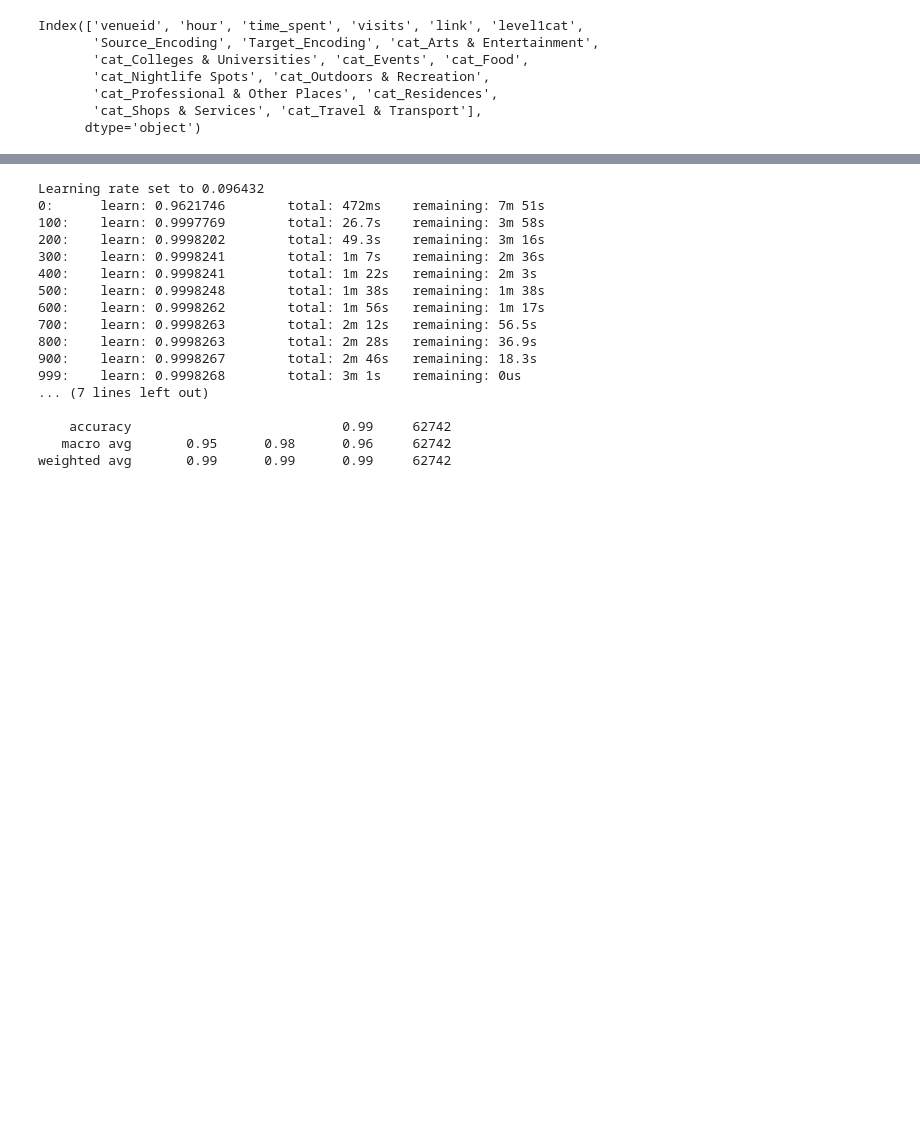
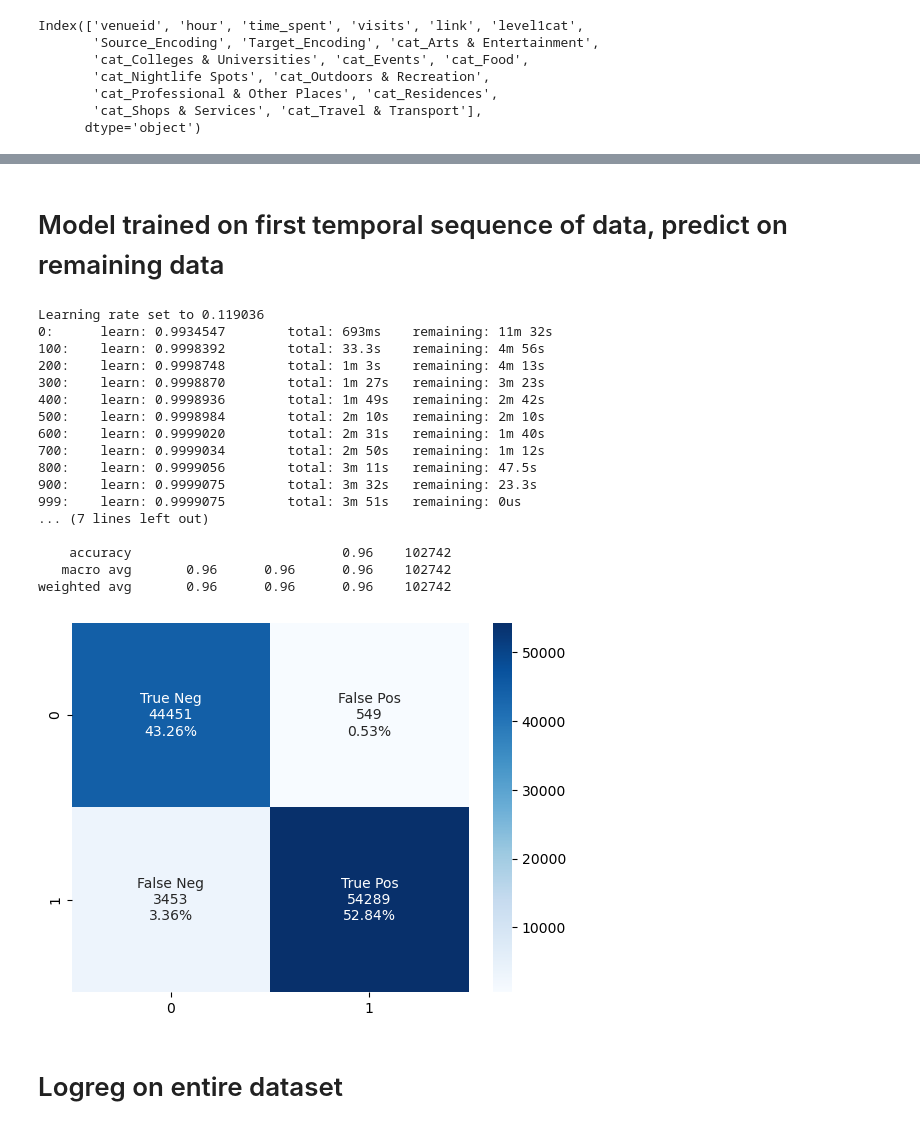
Before and after one commit to Djadih/Complex-Networks-Colocations, a Jupyter notebook: regression.ipynb, the cells around one changed output, grey strips where cells are left out. Drawn from its saved outputs; the diff is of its cells as text; code cells hidden in the pictures; blank space fills up the shorter version.

```diff
--- a/regression.ipynb
+++ b/regression.ipynb
@@ -218,3 +280,5 @@ results(model_cat,X_train, X_valid, y_train, y_valid)
+# %% [markdown]
+# Model trained on first temporal sequence of data, predict on remaining data
 # %%
 X = encoded_df.drop(['venueid','link','level1cat'],axis=1)
 X_train_pos = encoded_df_pos[:int(0.75*len(encoded_df_pos))]
@@ -233,25 +297,29 @@ X_train_total = X_train_total.drop(['venueid','link','level1cat'],axis=1)
 X_valid_total = X_valid_total.drop(['venueid','link','level1cat'],axis=1)
 # %%
 model_cat.fit(X_train_total,y_train_total)
-results(model_cat,X_train_total, X_valid_total, y_train_total, y_valid_total)
+cf_matrix = results(model_cat,X_train_total, X_valid_total, y_train_total, y_valid_total)
+plot_confusion(cf_matrix)
 # %% [output]
-Learning rate set to 0.096432
-0:      learn: 0.9621746        total: 472ms    remaining: 7m 51s
-100:    learn: 0.9997769        total: 26.7s    remaining: 3m 58s
-200:    learn: 0.9998202        total: 49.3s    remaining: 3m 16s
-300:    learn: 0.9998241        total: 1m 7s    remaining: 2m 36s
-400:    learn: 0.9998241        total: 1m 22s   remaining: 2m 3s
-500:    learn: 0.9998248        total: 1m 38s   remaining: 1m 38s
-600:    learn: 0.9998262        total: 1m 56s   remaining: 1m 17s
-700:    learn: 0.9998263        total: 2m 12s   remaining: 56.5s
-800:    learn: 0.9998263        total: 2m 28s   remaining: 36.9s
-900:    learn: 0.9998267        total: 2m 46s   remaining: 18.3s
-999:    learn: 0.9998268        total: 3m 1s    remaining: 0us
+Learning rate set to 0.119036
+0:      learn: 0.9934547        total: 693ms    remaining: 11m 32s
+100:    learn: 0.9998392        total: 33.3s    remaining: 4m 56s
+200:    learn: 0.9998748        total: 1m 3s    remaining: 4m 13s
+300:    learn: 0.9998870        total: 1m 27s   remaining: 3m 23s
+400:    learn: 0.9998936        total: 1m 49s   remaining: 2m 42s
+500:    learn: 0.9998984        total: 2m 10s   remaining: 2m 10s
+600:    learn: 0.9999020        total: 2m 31s   remaining: 1m 40s
+700:    learn: 0.9999034        total: 2m 50s   remaining: 1m 12s
+800:    learn: 0.9999056        total: 3m 11s   remaining: 47.5s
+900:    learn: 0.9999075        total: 3m 32s   remaining: 23.3s
+999:    learn: 0.9999075        total: 3m 51s   remaining: 0us
 ... (7 lines left out)
 
-    accuracy                           0.99     62742
-   macro avg       0.95      0.98      0.96     62742
-weighted avg       0.99      0.99      0.99     62742
+    accuracy                           0.96    102742
+   macro avg       0.96      0.96      0.96    102742
+weighted avg       0.96      0.96      0.96    102742
+[figure, added]
+# %% [markdown]
+# Logreg on entire dataset
 # %%
 #Log reg
 model1 = LogisticRegressionCV(Cs = 100,cv=5,penalty = 'l2',
```
Also changed, not shown: parts of 18 cells of this notebook.
